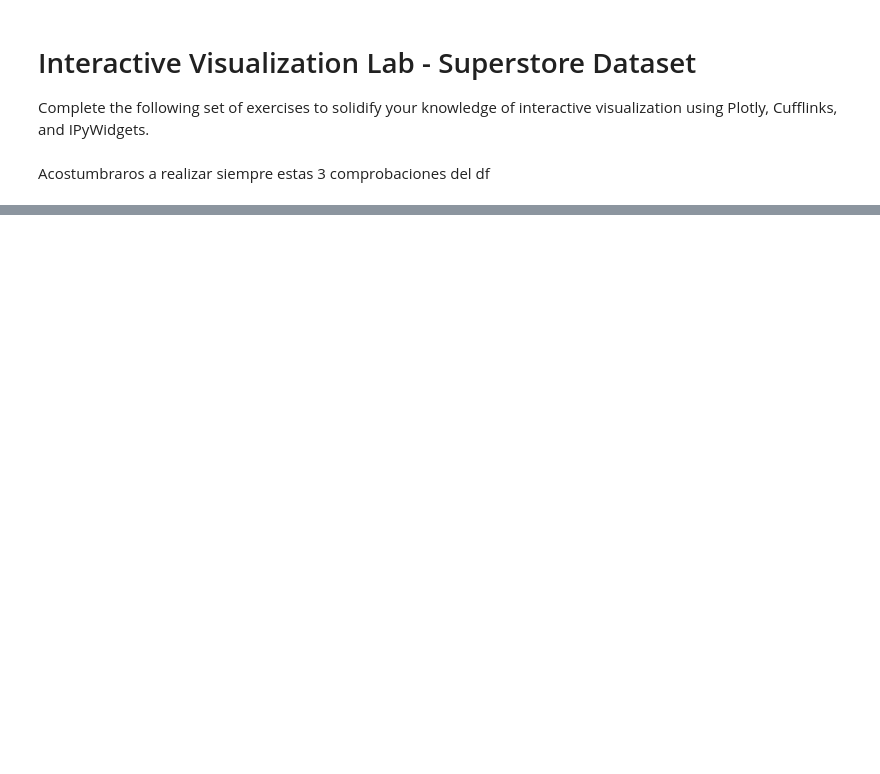
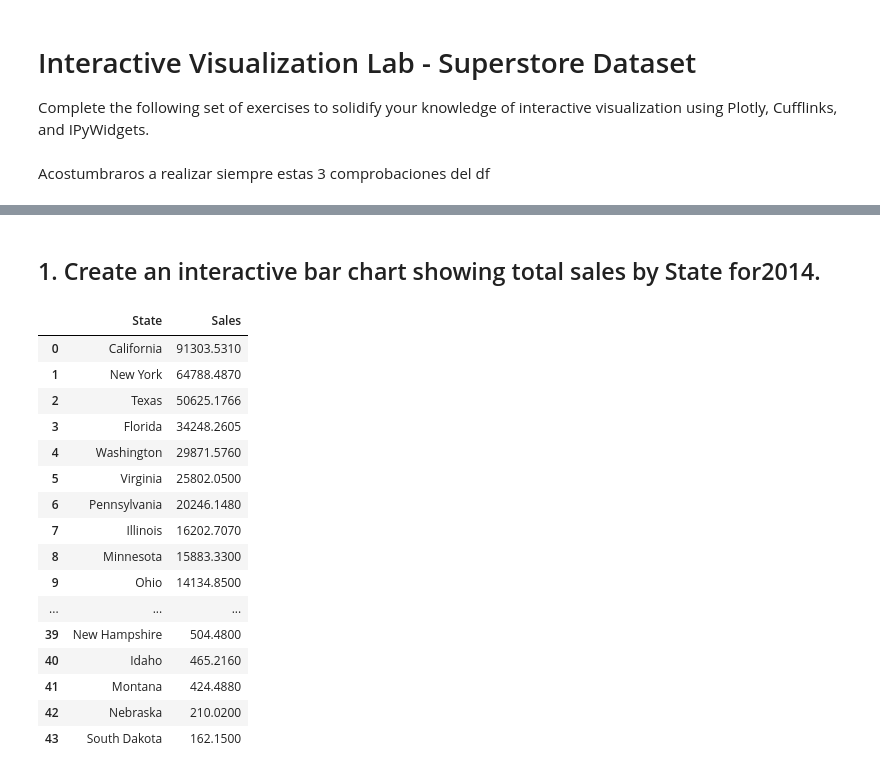
Before and after one commit to martakudt/Entregas, a Jupyter notebook: 1.DATA_ANALYSIS/Ejercicio_PLOTLY/Ejercicio Plotly.ipynb, the cells around one changed output, grey strips where cells are left out. Saved outputs shown, nothing was run; the diff lists cells and outputs as text; code cells hidden in the pictures; blank space fills up the shorter version.

Commit message:
plotly

```diff
--- a/1.DATA_ANALYSIS/Ejercicio_PLOTLY/Ejercicio Plotly.ipynb
+++ b/1.DATA_ANALYSIS/Ejercicio_PLOTLY/Ejercicio Plotly.ipynb
@@ -10,4 +13,4 @@ import pandas as pd
 # %% [markdown]
 Acostumbraros a realizar siempre estas 3 comprobaciones del df
 # %%
-superstore = pd.read_csv("/Ejercicio_PLOTLY/data/Sample - Superstore.xlsx")
+superstore = pd.read_excel("data\Sample-Superstore.xlsx")
@@ -15,0 +59,24 @@ FileNotFoundError: [Errno 2] No such file or directory: '/Ejercicio_PLOTLY/data/
+# %% [markdown]
+## 1. Create an interactive bar chart showing total sales by State for2014.
+# %%
+superstore_2014 = superstore.loc[superstore.loc[:,"Order Date"].dt.year == 2014]
+sales_2014 = superstore_2014.groupby("State")["Sales"].sum().sort_values(ascending = False).reset_index()
+sales_2014
+# %% [output]
+|  | State | Sales |
+| 0 | California | 91303.5310 |
+| 1 | New York | 64788.4870 |
+| 2 | Texas | 50625.1766 |
+| 3 | Florida | 34248.2605 |
+| 4 | Washington | 29871.5760 |
+| 5 | Virginia | 25802.0500 |
+| 6 | Pennsylvania | 20246.1480 |
+| 7 | Illinois | 16202.7070 |
+| 8 | Minnesota | 15883.3300 |
+| 9 | Ohio | 14134.8500 |
+| ... | ... | ... |
+| 39 | New Hampshire | 504.4800 |
+| 40 | Idaho | 465.2160 |
+| 41 | Montana | 424.4880 |
+| 42 | Nebraska | 210.0200 |
+| 43 | South Dakota | 162.1500 |
```
Also changed, not shown: parts of 34 cells of this notebook, 1 other file.
